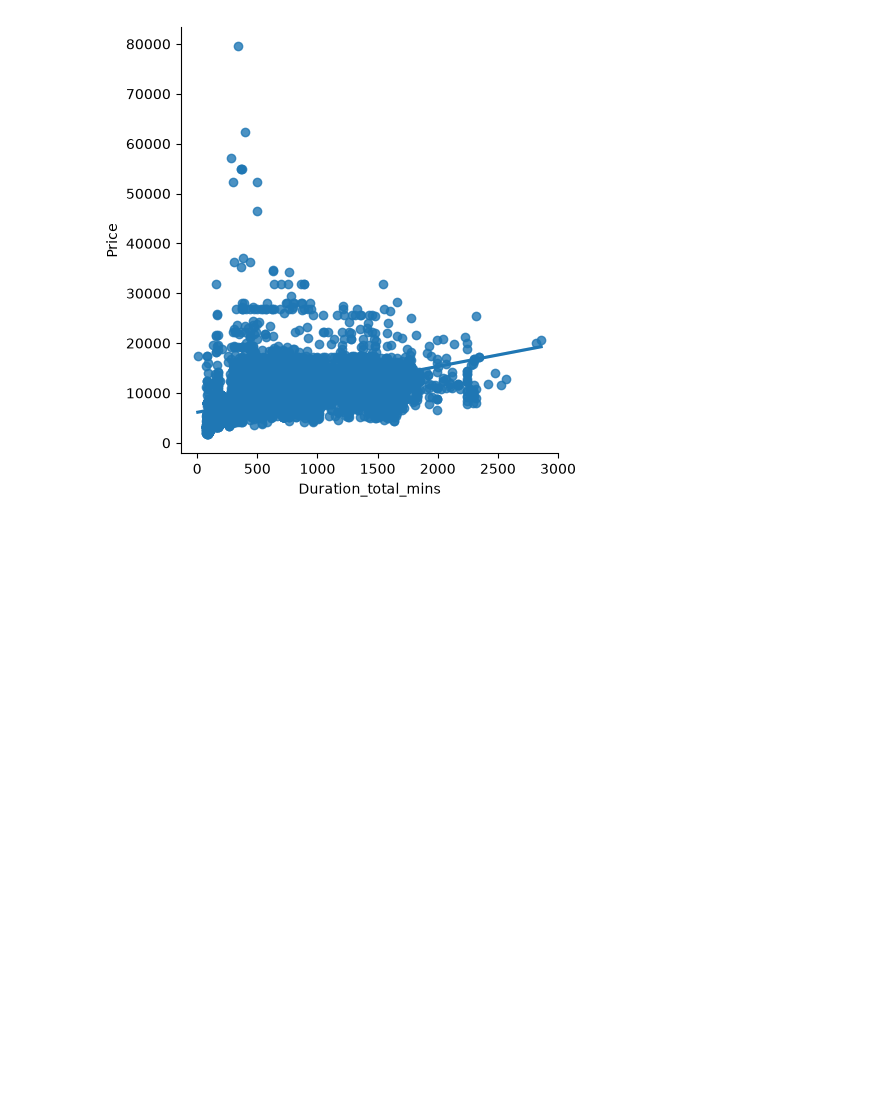
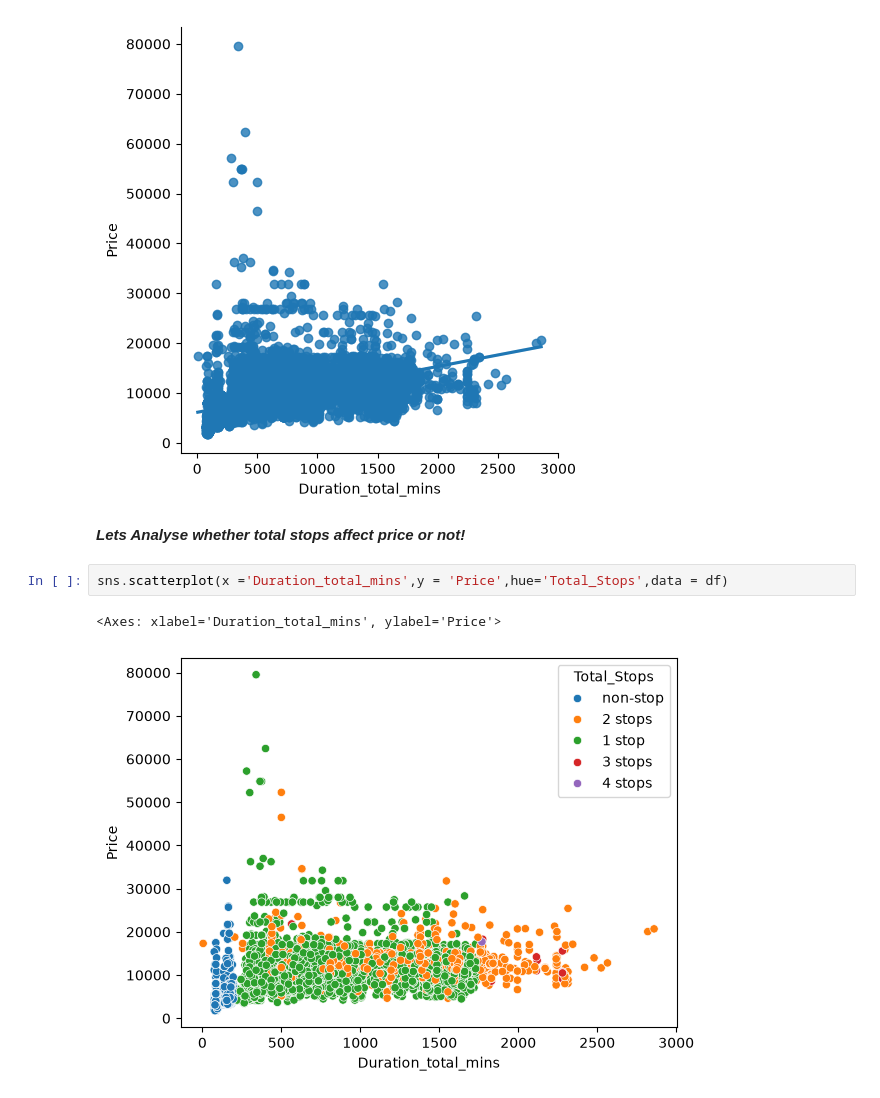
Before and after one commit to CyberWol-12/Airline-Fare-Prediction, a Jupyter notebook: flight_prediction.ipynb, the cells around one changed output. Drawn from its saved outputs; the diff is of its cells as text; blank space fills up the shorter version.

Commit message:
number of stops

```diff
--- a/flight_prediction.ipynb
+++ b/flight_prediction.ipynb
@@ -773,3 +773,10 @@ sns.lmplot(x ='Duration_total_mins',y = 'Price',data = df)
 # %% [output]
 <seaborn.axisgrid.FacetGrid at 0x...>
 [figure]
+# %% [markdown]
+***Lets Analyse whether total  stops affect price or not!***
+# %%
+sns.scatterplot(x ='Duration_total_mins',y = 'Price',hue='Total_Stops',data = df)
+# %% [output]
+<Axes: xlabel='Duration_total_mins', ylabel='Price'>
+[figure, added]
```
Also changed, not shown: parts of 1 cell of this notebook.
